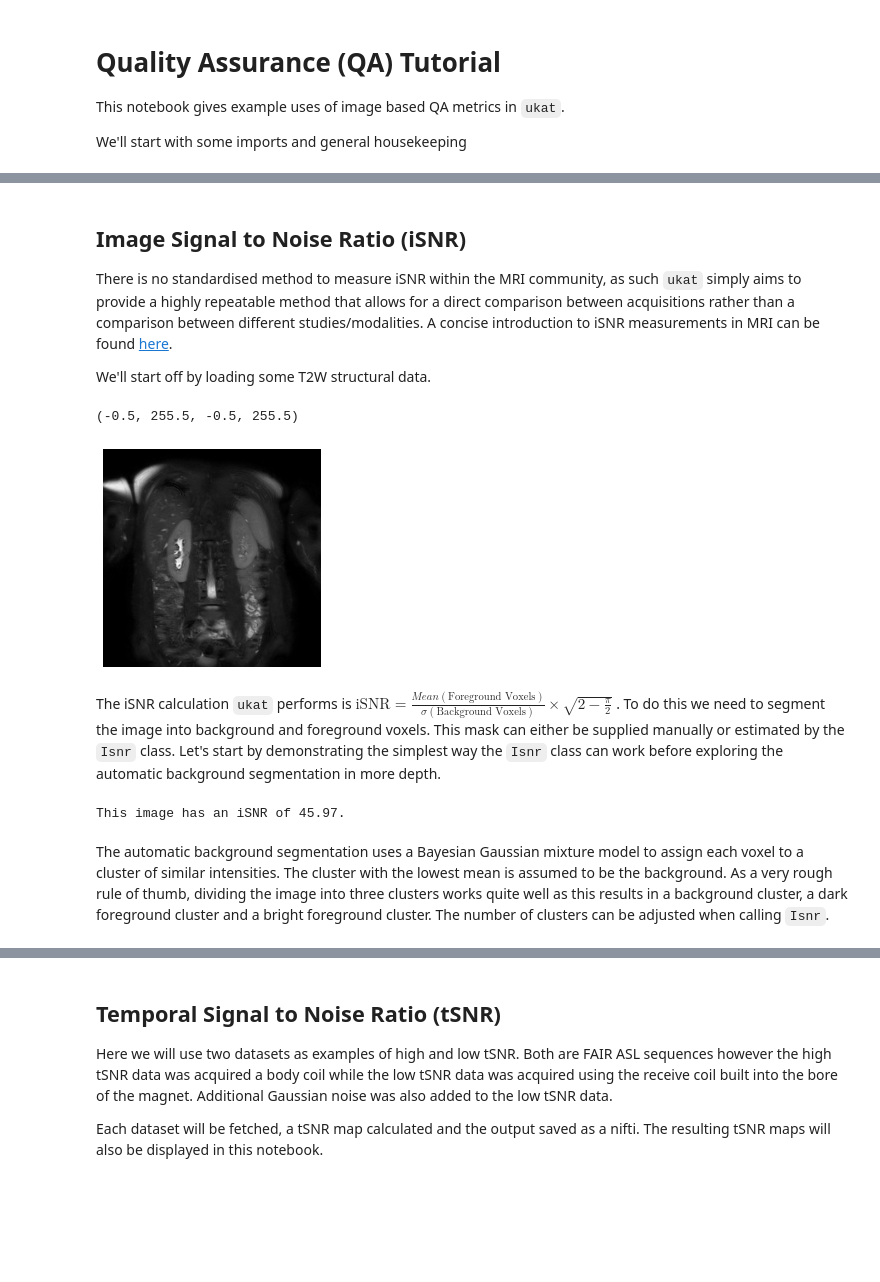
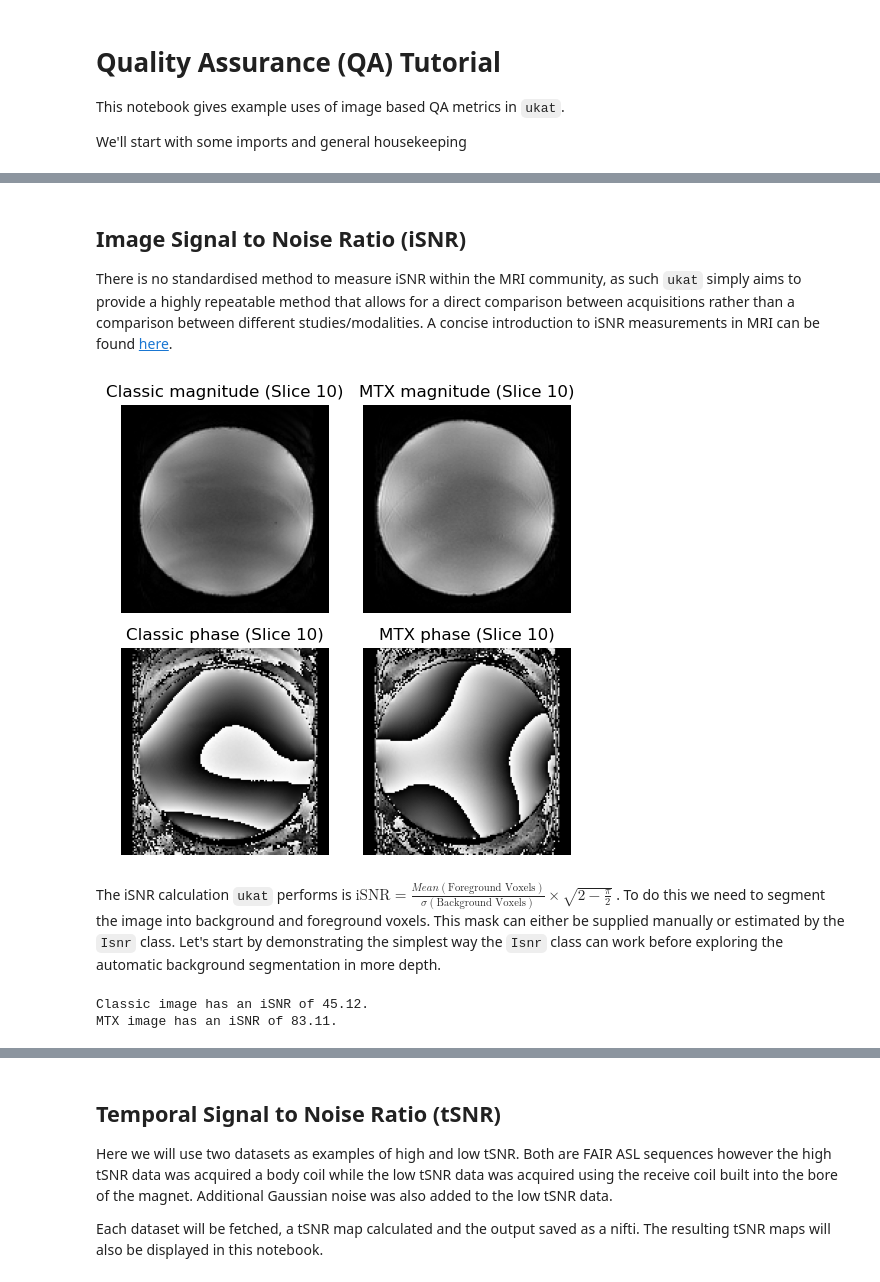
Before and after one commit to nottingham-neuroimaging/qa, a Jupyter notebook: fMRI_report_python/tutorials/qa.ipynb, the cells around one changed output, grey strips where cells are left out. Saved outputs shown, nothing was run; the diff lists cells and outputs as text; code cells hidden in the pictures; blank space fills up the shorter version.

```diff
--- a/fMRI_report_python/tutorials/qa.ipynb
+++ b/fMRI_report_python/tutorials/qa.ipynb
@@ -53,20 +80,45 @@ NameError: name 'nib' is not defined
 ## Image Signal to Noise Ratio (iSNR)
 There is no standardised method to measure iSNR within the MRI community, as such `ukat` simply aims to provide a highly repeatable method that allows for a direct comparison between acquisitions rather than a comparison between different
 studies/modalities. A concise introduction to iSNR measurements in MRI can be found [here](http://mriquestions.com/signal-to-noise.html).
-
-We'll start off by loading some T2W structural data.
-# %%
-# Alex has a fetch function that grabs data cleverly, but for now, can we just load in data that
-# is local
-
-
-data, affine = fetch.t2w_volume_philips()
-fig, ax = plt.subplots()
-ax.imshow(data[:,:,7].T, origin='lower', cmap='gray')
-ax.axis(False)
-# %% [output]
-(-0.5, 255.5, -0.5, 255.5)
-[figure, removed]
+# %%
+# Plot this now
+
+# fig, ax = plt.subplots()
+# ax.imshow(imgm_cla[:,:,10,1].T, origin='lower', cmap='gray')
+# ax.axis(False)
+# plt.show()
+
+slice_index = 10
+time_point = 1
+
+# Create a 2x2 grid of subplots
+fig, axs = plt.subplots(2, 2, figsize=(5, 5))  # Adjust figsize as needed
+
+# Plot imgm_cla
+axs[0, 0].imshow(imgm_cla[:, :, slice_index, time_point].T, origin='lower', cmap='gray')
+axs[0, 0].set_title(f'Classic magnitude (Slice {slice_index})')  # Set subplot title with slice index
+axs[0, 0].axis(False)  # Turn off axis labels and ticks
+
+# Plot imgm_mtx
+axs[0, 1].imshow(imgm_mtx[:, :, slice_index, time_point].T, origin='lower', cmap='gray')
+axs[0, 1].set_title(f'MTX magnitude (Slice {slice_index})')  # Set subplot title with slice index
+axs[0, 1].axis(False)  # Turn off axis labels and ticks
+
+# Plot imgp_cla
+axs[1, 0].imshow(imgp_cla[:, :, slice_index, time_point].T, origin='lower', cmap='gray')
+axs[1, 0].set_title(f'Classic phase (Slice {slice_index})')  # Set subplot title with slice index
+axs[1, 0].axis(False)  # Turn off axis labels and ticks
+
+# Plot imgp_mtx
+axs[1, 1].imshow(imgp_mtx[:, :, slice_index, time_point].T, origin='lower', cmap='gray')
+axs[1, 1].set_title(f'MTX phase (Slice {slice_index})')  # Set subplot title with slice index
+axs[1, 1].axis(False)  # Turn off axis labels and ticks
+
+# Adjust layout and display the plot
+plt.tight_layout()
+plt.show()
+# %% [output]
+[figure, added]
 # %% [markdown]
 The iSNR calculation `ukat` performs is $\textrm{iSNR} = \frac{Mean\left(\textrm{Foreground Voxels}\right)}{\sigma\left
 (\textrm{Background Voxels}\right)} \times \sqrt{2 - \frac{\pi}{2}}$. To do this we need to segment the image into
@@ -74,12 +126,11 @@ background and foreground voxels.
 This mask can either be supplied manually or estimated by the `Isnr` class. Let's start by demonstrating the simplest way
 the `Isnr` class can work before exploring the automatic background segmentation in more depth.
 # %%
-isnr = snr.Isnr(data, affine).isnr
-print(f'This image has an iSNR of {isnr:.2f}.')
+isnr_cla = snr.Isnr(imgm_cla, imgm_cla_affine).isnr
+isnr_mtx = snr.Isnr(imgm_mtx, imgm_mtx_affine).isnr
+
+print(f'Classic image has an iSNR of {isnr_cla:.2f}.')
+print(f'MTX image has an iSNR of {isnr_mtx:.2f}.')
 # %% [output]
-This image has an iSNR of 45.97.
+Classic image has an iSNR of 45.12.
+MTX image has an iSNR of 83.11.
-# %% [markdown]
-The automatic background segmentation uses a Bayesian Gaussian mixture model to assign each voxel to a cluster of similar
-intensities. The cluster with the lowest mean is assumed to be the background. As a very rough rule of thumb, dividing the
-image into three clusters works quite well as this results in a background cluster, a dark foreground cluster and a bright
-foreground cluster. The number of clusters can be adjusted when calling `Isnr`.
```
Also changed, not shown: parts of 12 cells of this notebook, 10 other files.
